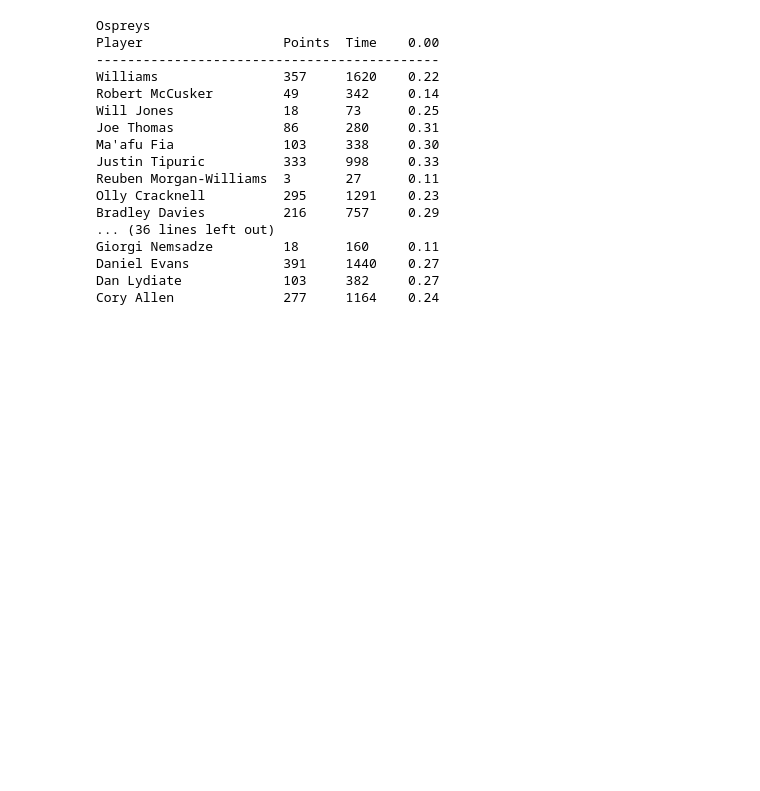
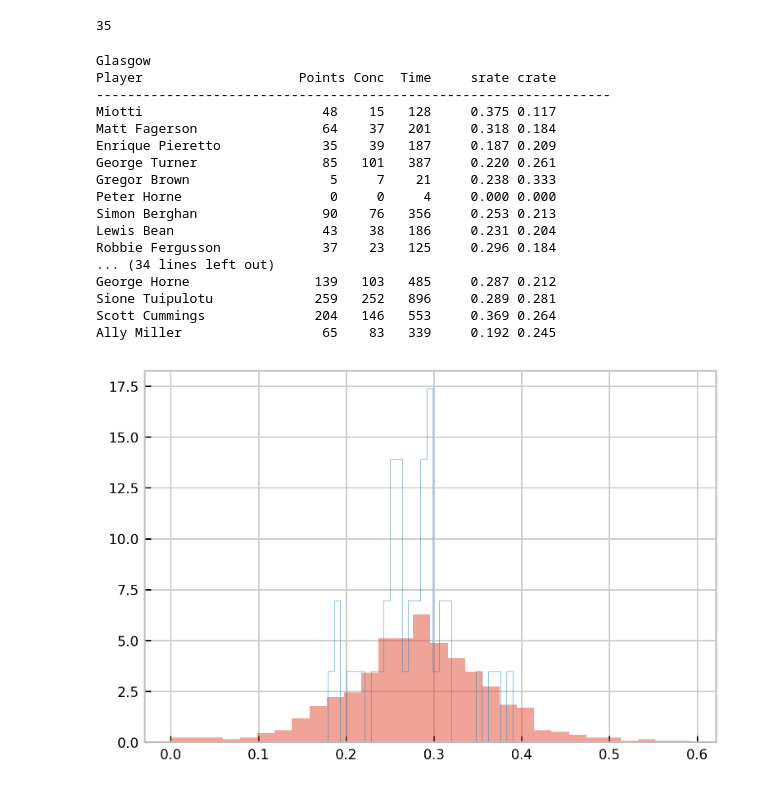
Before and after one commit to transientlunatic/Rugby-Data, a Jupyter notebook: notebooks/Player analysis.ipynb, the cells around one changed output. Drawn from its saved outputs; the diff is of its cells as text; code cells hidden in the pictures; blank space fills up the shorter version.

```diff
--- a/notebooks/Player analysis.ipynb
+++ b/notebooks/Player analysis.ipynb
@@ -20,28 +33,37 @@ players = team.squad(pro14)
+# %%
+team.squad(pro14)[2].total_on_field_points(pro14)
+# %% [output]
+35
 # %%
+team = pro14.teams()[8]
+players = team.squad(pro14)
 print(team.name)
-row = "{:20}\t{}\t{}\t{:.2f}"
-print(row.format("Player", "Points", "Time",0 ))
-print("-"*(7+len(row.format("Player", "Points", "Time", 0 ))))
+row_head = "{:25} {:5} {:5} {:5}\t{:5} {:5}"
+row = "{:25} {:5} {:5} {:5}\t{:4.3f} {:4.3f}"
+print(row_head.format("Player", "Points", "Conc", "Time", "srate", "crate" ))
+print("-"*(10+len(row_head.format("Player", "Points", "Conc", "Time", 0,1 ))))
 for player in players:
     if player.total_play_time(pro14) == 0: continue
-    print(row.format(player.name, player.total_on_field_points(pro14), player.total_play_time(pro14), player.total_on_field_points(pro14) / player.total_play_time(pro14)))
+    print(row.format(player.name, player.total_on_field_points(pro14), player.total_on_conceeded_points(pro14), player.total_play_time(pro14),
+                     player.total_on_field_points(pro14) / player.total_play_time(pro14),
+                    player.total_on_conceeded_points(pro14) / player.total_play_time(pro14)))
 # %% [output]
-Ospreys
-Player                  Points  Time    0.00
---------------------------------------------
-Williams                357     1620    0.22
-Robert McCusker         49      342     0.14
-Will Jones              18      73      0.25
-Joe Thomas              86      280     0.31
-Ma'afu Fia              103     338     0.30
-Justin Tipuric          333     998     0.33
-Reuben Morgan-Williams  3       27      0.11
-Olly Cracknell          295     1291    0.23
-Bradley Davies          216     757     0.29
-... (36 lines left out)
-Giorgi Nemsadze         18      160     0.11
-Daniel Evans            391     1440    0.27
-Dan Lydiate             103     382     0.27
-Cory Allen              277     1164    0.24
+Glasgow
+Player                    Points Conc  Time     srate crate
+------------------------------------------------------------------
+Miotti                       48    15   128     0.375 0.117
+Matt Fagerson                64    37   201     0.318 0.184
+Enrique Pieretto             35    39   187     0.187 0.209
+George Turner                85   101   387     0.220 0.261
+Gregor Brown                  5     7    21     0.238 0.333
+Peter Horne                   0     0     4     0.000 0.000
+Simon Berghan                90    76   356     0.253 0.213
+Lewis Bean                   43    38   186     0.231 0.204
+Robbie Fergusson             37    23   125     0.296 0.184
+... (34 lines left out)
+George Horne                139   103   485     0.287 0.212
+Sione Tuipulotu             259   252   896     0.289 0.281
+Scott Cummings              204   146   553     0.369 0.264
+Ally Miller                  65    83   339     0.192 0.245
 # %%
 total_times = {player.name: player.total_play_time(pro14) for player in pro14.players()}
@@ -48,3 +72,15 @@ total_times = {player.name: player.total_play_time(pro14) for player in pro14.pl
+# %%
+f, ax = plt.subplots(1,1, dpi=300)
+
+all_attack = {player.name: player.total_on_field_points(pro14)/player.total_play_time(pro14) for player in pro14.players() if player.total_play_time(pro14)>50}
+ax.hist(all_attack.values(), bins=30, density=True, alpha=0.5);
+
+team = pro14.teams()[8]
+players = team.squad(pro14)
+glasgow_attack = {player.name: player.total_on_field_points(pro14)/player.total_play_time(pro14) for player in players if player.total_play_time(pro14)>50}
+ax.hist(glasgow_attack.values(), bins=30, density=True, alpha=0.5, histtype='step');
+# %% [output]
+[figure, added]
 # %%
 total_Scores = {player.name: player.total_on_field_points(pro14) for player in pro14.players()}
 # %%
```
Also changed, not shown: parts of 20 cells of this notebook, 15 other files.
